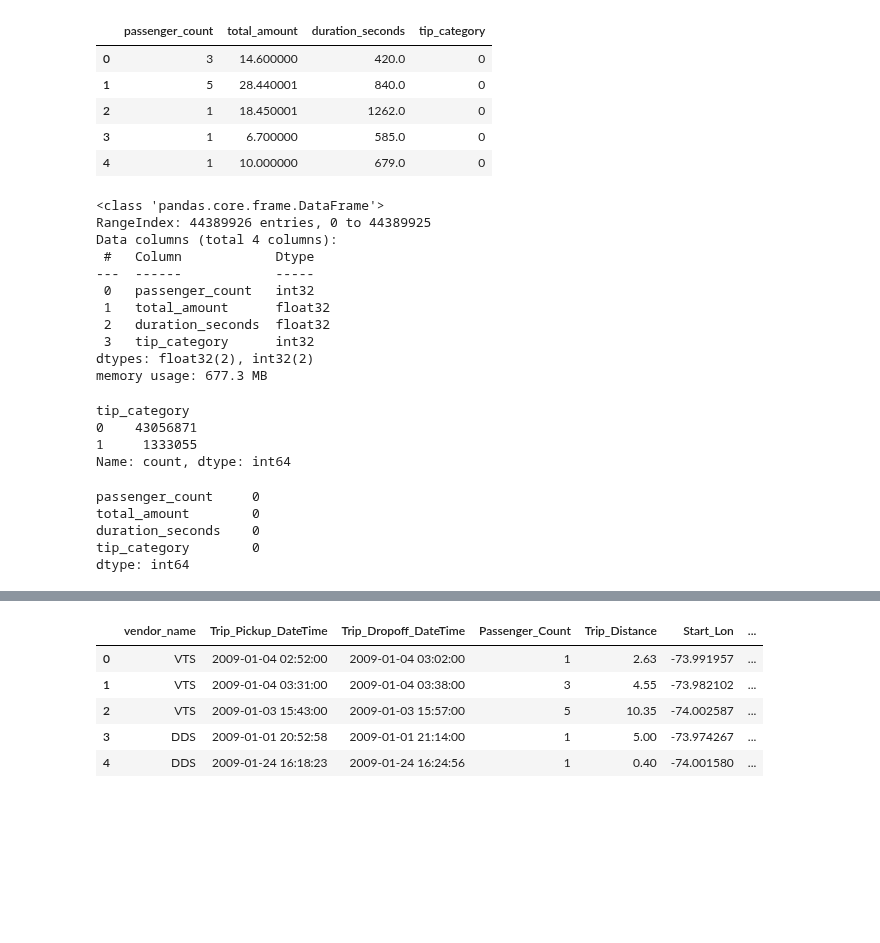
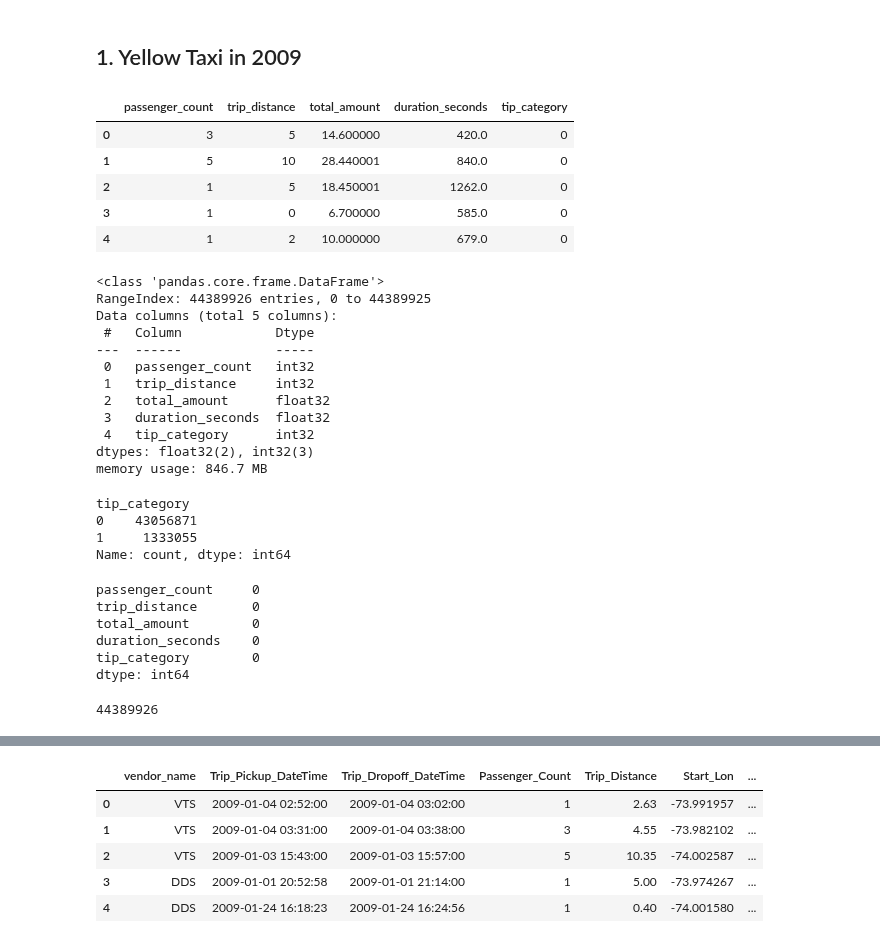
Before and after one commit to imdwipayana/Battlefield, a Jupyter notebook: DuckDB/Classification/New York Taxi Tip Prediction.ipynb, the cells around one changed output, grey strips where cells are left out. Cells and saved outputs as stored; diff of their text form; code cells hidden in the pictures; blank space fills up the shorter version.

```diff
--- a/DuckDB/Classification/New York Taxi Tip Prediction.ipynb
+++ b/DuckDB/Classification/New York Taxi Tip Prediction.ipynb
@@ -3,81 +3,88 @@ import polars as pl
 import pandas as pd
 import duckdb
 import matplotlib.pyplot as plt
+# %% [markdown]
+## 1. Yellow Taxi in 2009
 # %%
-query_yellow_count = """
+query_yellow_2009 = """
 WITH CTE_2009 AS (
     SELECT
         CAST(Trip_Pickup_DateTime AS TIMESTAMP) AS pick_up_time,
         CAST(Trip_Dropoff_DateTime AS TIMESTAMP) AS drop_off_time,
-        Passenger_Count AS passenger_count,
-        Trip_Distance AS trip_distance,
+        CAST(Passenger_Count AS INTEGER) AS passenger_count,
+        CAST(Trip_Distance AS INTEGER) AS trip_distance,
         Payment_Type AS payment_type,
-        Total_Amt AS total_amount,
+        CAST(Total_Amt AS FLOAT)   AS total_amount,
         Tip_Amt AS tip_amount,
+        CAST(Tip_Amt AS FLOAT)   AS tip_amount,
         CAST( CASE Payment_Type
             WHEN  'Credit' THEN 1
             WHEN  'CREDIT' THEN 1
             ELSE 2
         END AS INTEGER) AS payment_category,
-        CAST( CASE tip_amount
+        CAST( CASE Tip_Amt
             WHEN  0.0 THEN 1
             ELSE 0
         END AS INTEGER) AS tip_category
     FROM 'C:/Users/ekadw/Documents/DATA/NY_Taxi/2009/yellow_taxi_2009/yellow_tripdata_*.parquet'
     WHERE Trip_Pickup_DateTime IS NOT NULL
         AND Trip_Dropoff_DateTime IS NOT NULL
-        AND Passenger_Count IS NOT NULL
-        AND Trip_Distance IS NOT NULL
+        AND Passenger_Count >= 0
+        AND Trip_Distance >= 0
+        AND Trip_Distance <= 50
         AND Payment_Type IS NOT NULL
-        AND Total_Amt IS NOT NULL
-        AND Tip_Amt IS NOT NULL
+        AND Total_Amt >= 0
+        AND Tip_Amt >= 0
         AND Trip_Pickup_DateTime >= '2009-01-01'
-        AND Trip_Pickup_DateTime < '2010-10-01'
-), CTE_duration AS (
+        AND Trip_Pickup_DateTime < '2010-01-01'
+), CTE_duration_2009 AS (
     SELECT
         pick_up_time,
         drop_off_time,
         passenger_count,
+        trip_distance,
         total_amount,
         payment_category,
         tip_category,
         DATE_DIFF('day', pick_up_time, drop_off_time) AS duration_days,
         EPOCH(drop_off_time - pick_up_time) AS duration_seconds
     FROM CTE_2009
     WHERE payment_category = 1
 )
 
 SELECT
-    CAST(passenger_count AS INTEGER) AS passenger_count,
-    CAST(total_amount AS FLOAT)   AS total_amount,
+    passenger_count,
+    trip_distance,
+    total_amount,
     CAST(duration_seconds AS FLOAT)   AS duration_seconds,
     tip_category
-FROM CTE_duration
+FROM CTE_duration_2009
 WHERE duration_days = 0
 """
 
 con = duckdb.connect()
-df_yellow_count = con.execute(query_yellow_count).fetchdf()
-df_yellow_count.head()
+df_yellow_2009 = con.execute(query_yellow_2009).fetchdf()
+df_yellow_2009.head()
 # %% [output]
-|  | passenger_count | total_amount | duration_seconds | tip_category |
-| 0 | 3 | 14.600000 | 420.0 | 0 |
-| 1 | 5 | 28.440001 | 840.0 | 0 |
-| 2 | 1 | 18.450001 | 1262.0 | 0 |
-| 3 | 1 | 6.700000 | 585.0 | 0 |
-| 4 | 1 | 10.000000 | 679.0 | 0 |
+|  | passenger_count | trip_distance | total_amount | duration_seconds | tip_category |
+| 0 | 3 | 5 | 14.600000 | 420.0 | 0 |
+| 1 | 5 | 10 | 28.440001 | 840.0 | 0 |
+| 2 | 1 | 5 | 18.450001 | 1262.0 | 0 |
+| 3 | 1 | 0 | 6.700000 | 585.0 | 0 |
+| 4 | 1 | 2 | 10.000000 | 679.0 | 0 |
 # %%
-df_yellow_count.info()
+df_yellow_2009.info()
 # %% [output]
 <class 'pandas.core.frame.DataFrame'>
 RangeIndex: 44389926 entries, 0 to 44389925
-Data columns (total 4 columns):
+Data columns (total 5 columns):
  #   Column            Dtype
 ---  ------            -----
  0   passenger_count   int32
- 1   total_amount      float32
- 2   duration_seconds  float32
- 3   tip_category      int32
-dtypes: float32(2), int32(2)
-memory usage: 677.3 MB
+ 1   trip_distance     int32
+ 2   total_amount      float32
+ 3   duration_seconds  float32
+ 4   tip_category      int32
+dtypes: float32(2), int32(3)
+memory usage: 846.7 MB
 # %%
@@ -88,10 +95,15 @@ tip_category
 1     1333055
 Name: count, dtype: int64
 # %%
-df_yellow_count.isnull().sum()
+df_yellow_2009.isnull().sum()
 # %% [output]
 passenger_count     0
+trip_distance       0
 total_amount        0
 duration_seconds    0
 tip_category        0
 dtype: int64
+# %%
+len(df_yellow_2009)
+# %% [output]
+44389926
```
Also changed, not shown: parts of 17 cells of this notebook.
